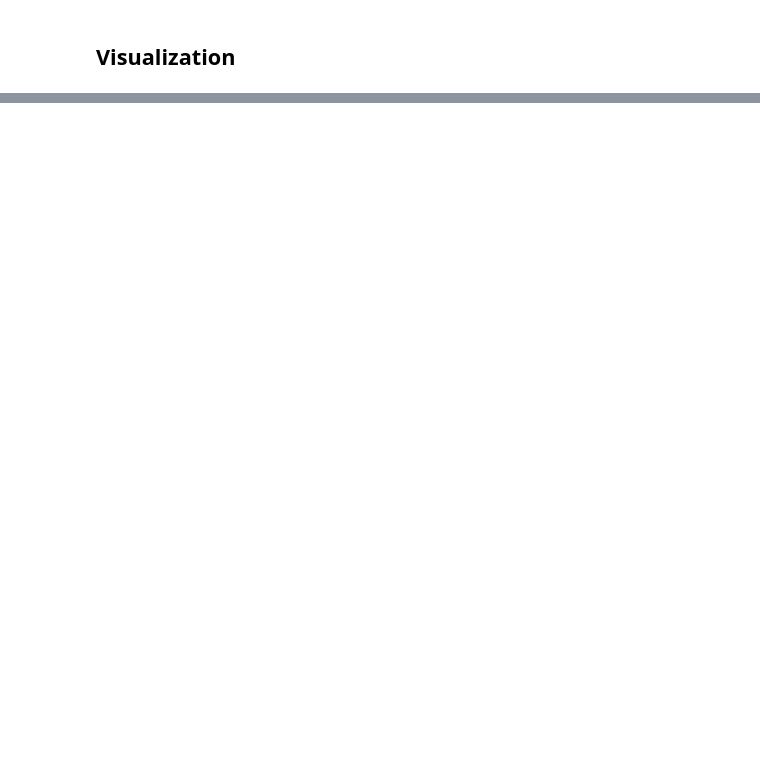
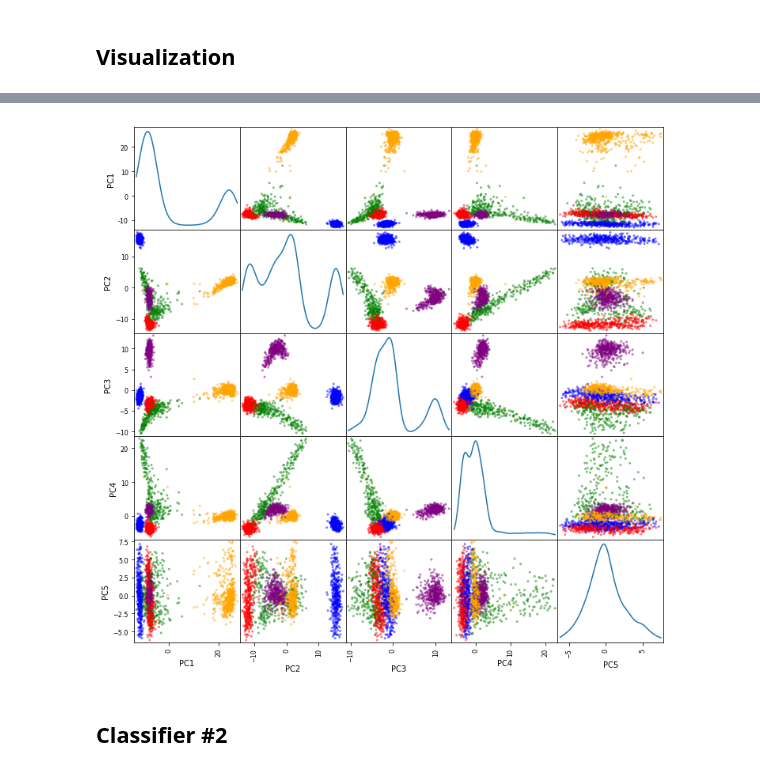
Before and after one commit to estorrs/slu-machine-learning-demo, a Jupyter notebook: ancestry_demo.ipynb, the cells around one changed output, grey strips where cells are left out. Saved outputs shown, nothing was run; the diff lists cells and outputs as text; code cells hidden in the pictures; blank space fills up the shorter version.

```diff
--- a/ancestry_demo.ipynb
+++ b/ancestry_demo.ipynb
@@ -1063,0 +212,16 @@ scatterplot_mult_shapes(plt_df, 'PC1', 'PC2', 'Ancestry', 'kwargs', ancestry_to_
+# %%
+ancestry_to_color = {'european': 'red',
+                     'east asian': 'blue',
+                     'south/north american': 'green',
+                     'african': 'orange',
+                     'south asian': 'purple'}
+
+colors = [ancestry_to_color[sample_id_to_ancestry[s_id]]
+          for s_id in X_train_df.index]
+
+axs = pd.plotting.scatter_matrix(plotting_df, color=colors,
+                           figsize=(12,12), diagonal='kde')
+# %% [output]
+[figure, added]
+# %% [markdown]
+## Classifier #2
```
Also changed, not shown: parts of 125 cells of this notebook.
